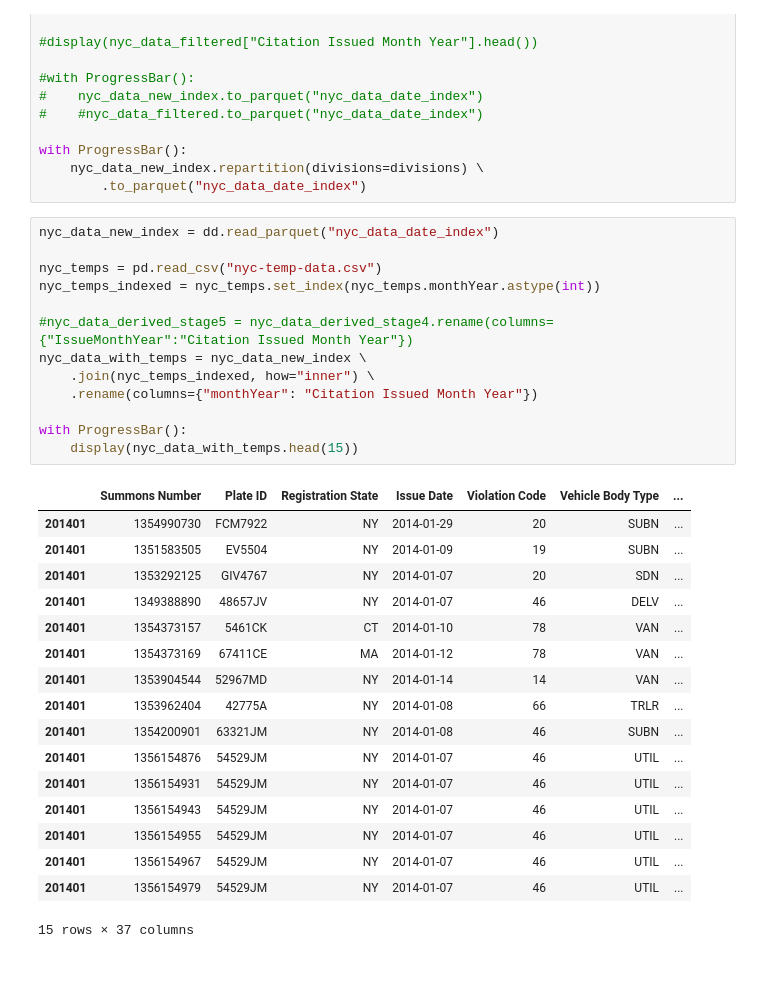
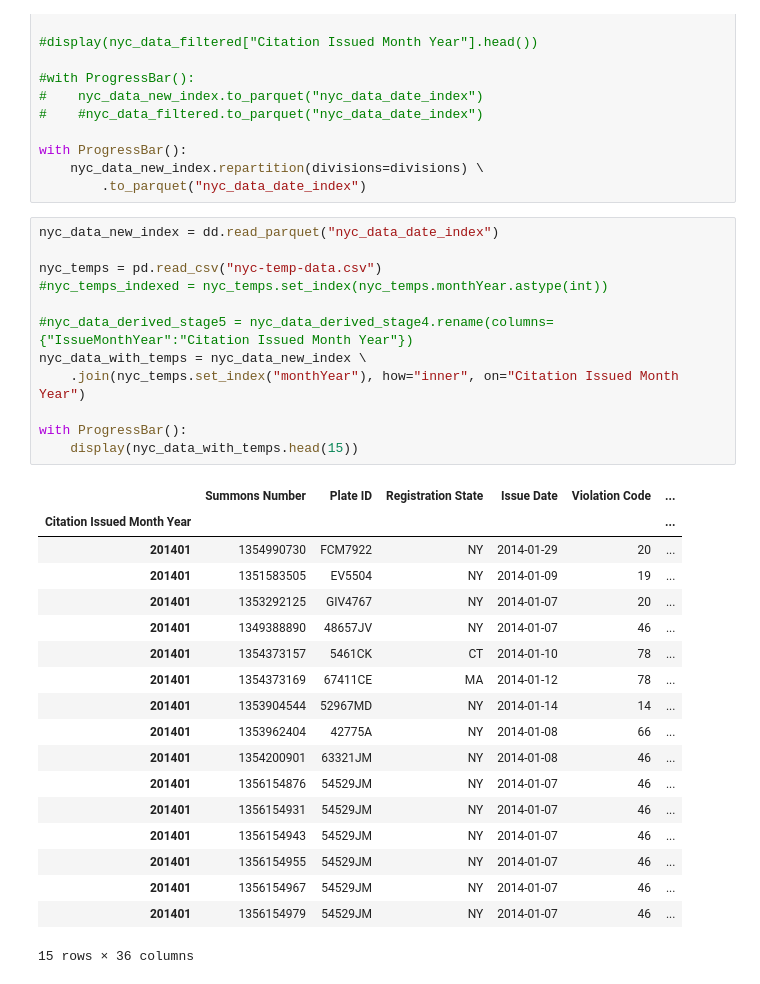
Before and after one commit to otreblan/dask, a Jupyter notebook: 5-transforming.ipynb, the cells around one changed output. Drawn from its saved outputs; the diff is of its cells as text.

Commit message:
Fix join

```diff
--- a/5-transforming.ipynb
+++ b/5-transforming.ipynb
@@ -321,34 +314,34 @@ with ProgressBar():
 # %%
 nyc_data_new_index = dd.read_parquet("nyc_data_date_index")
 
 nyc_temps = pd.read_csv("nyc-temp-data.csv")
-nyc_temps_indexed = nyc_temps.set_index(nyc_temps.monthYear.astype(int))
+#nyc_temps_indexed = nyc_temps.set_index(nyc_temps.monthYear.astype(int))
 
 #nyc_data_derived_stage5 = nyc_data_derived_stage4.rename(columns={"IssueMonthYear":"Citation Issued Month Year"})
 nyc_data_with_temps = nyc_data_new_index \
-    .join(nyc_temps_indexed, how="inner") \
-    .rename(columns={"monthYear": "Citation Issued Month Year"})
+    .join(nyc_temps.set_index("monthYear"), how="inner", on="Citation Issued Month Year")
 
 with ProgressBar():
     display(nyc_data_with_temps.head(15))
 # %% [output]
-|  | Summons Number | Plate ID | Registration State | Issue Date | Violation Code | Vehicle Body Type | ... |
-| 201401 | 1354990730 | FCM7922 | NY | 2014-01-29 | 20 | SUBN | ... |
-| 201401 | 1351583505 | EV5504 | NY | 2014-01-09 | 19 | SUBN | ... |
-| 201401 | 1353292125 | GIV4767 | NY | 2014-01-07 | 20 | SDN | ... |
-| 201401 | 1349388890 | 48657JV | NY | 2014-01-07 | 46 | DELV | ... |
-| 201401 | 1354373157 | 5461CK | CT | 2014-01-10 | 78 | VAN | ... |
-| 201401 | 1354373169 | 67411CE | MA | 2014-01-12 | 78 | VAN | ... |
-| 201401 | 1353904544 | 52967MD | NY | 2014-01-14 | 14 | VAN | ... |
-| 201401 | 1353962404 | 42775A | NY | 2014-01-08 | 66 | TRLR | ... |
-| 201401 | 1354200901 | 63321JM | NY | 2014-01-08 | 46 | SUBN | ... |
-| 201401 | 1356154876 | 54529JM | NY | 2014-01-07 | 46 | UTIL | ... |
-| 201401 | 1356154931 | 54529JM | NY | 2014-01-07 | 46 | UTIL | ... |
-| 201401 | 1356154943 | 54529JM | NY | 2014-01-07 | 46 | UTIL | ... |
-| 201401 | 1356154955 | 54529JM | NY | 2014-01-07 | 46 | UTIL | ... |
-| 201401 | 1356154967 | 54529JM | NY | 2014-01-07 | 46 | UTIL | ... |
-| 201401 | 1356154979 | 54529JM | NY | 2014-01-07 | 46 | UTIL | ... |
+|  | Summons Number | Plate ID | Registration State | Issue Date | Violation Code | ... |
+| Citation Issued Month Year |  |  |  |  |  | ... |
+| 201401 | 1354990730 | FCM7922 | NY | 2014-01-29 | 20 | ... |
+| 201401 | 1351583505 | EV5504 | NY | 2014-01-09 | 19 | ... |
+| 201401 | 1353292125 | GIV4767 | NY | 2014-01-07 | 20 | ... |
+| 201401 | 1349388890 | 48657JV | NY | 2014-01-07 | 46 | ... |
+| 201401 | 1354373157 | 5461CK | CT | 2014-01-10 | 78 | ... |
+| 201401 | 1354373169 | 67411CE | MA | 2014-01-12 | 78 | ... |
+| 201401 | 1353904544 | 52967MD | NY | 2014-01-14 | 14 | ... |
+| 201401 | 1353962404 | 42775A | NY | 2014-01-08 | 66 | ... |
+| 201401 | 1354200901 | 63321JM | NY | 2014-01-08 | 46 | ... |
+| 201401 | 1356154876 | 54529JM | NY | 2014-01-07 | 46 | ... |
+| 201401 | 1356154931 | 54529JM | NY | 2014-01-07 | 46 | ... |
+| 201401 | 1356154943 | 54529JM | NY | 2014-01-07 | 46 | ... |
+| 201401 | 1356154955 | 54529JM | NY | 2014-01-07 | 46 | ... |
+| 201401 | 1356154967 | 54529JM | NY | 2014-01-07 | 46 | ... |
+| 201401 | 1356154979 | 54529JM | NY | 2014-01-07 | 46 | ... |
-15 rows × 37 columns
+15 rows × 36 columns
 # %%
 with ProgressBar():
     nyc_data_with_temps.to_parquet("nyc_final")
```
Also changed, not shown: parts of 2 cells of this notebook.
